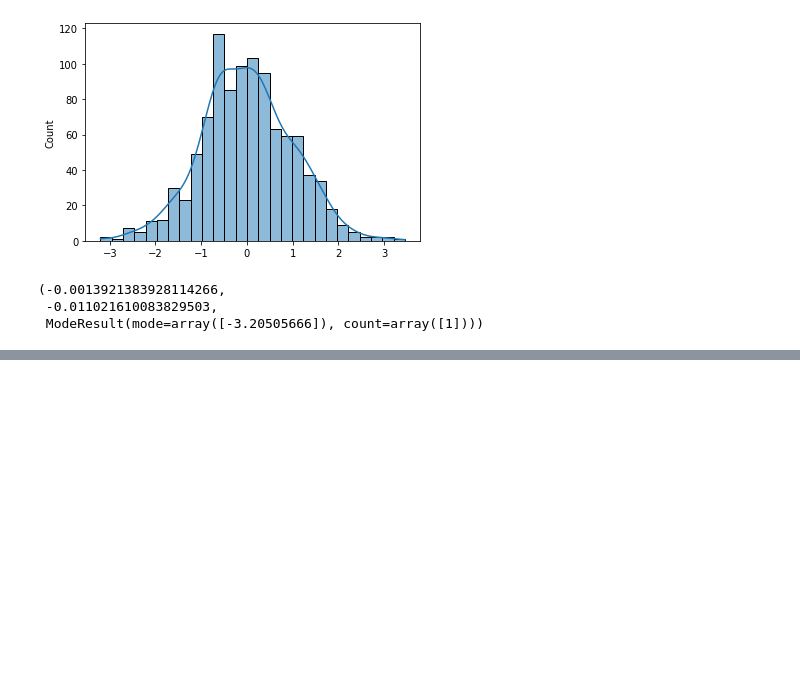
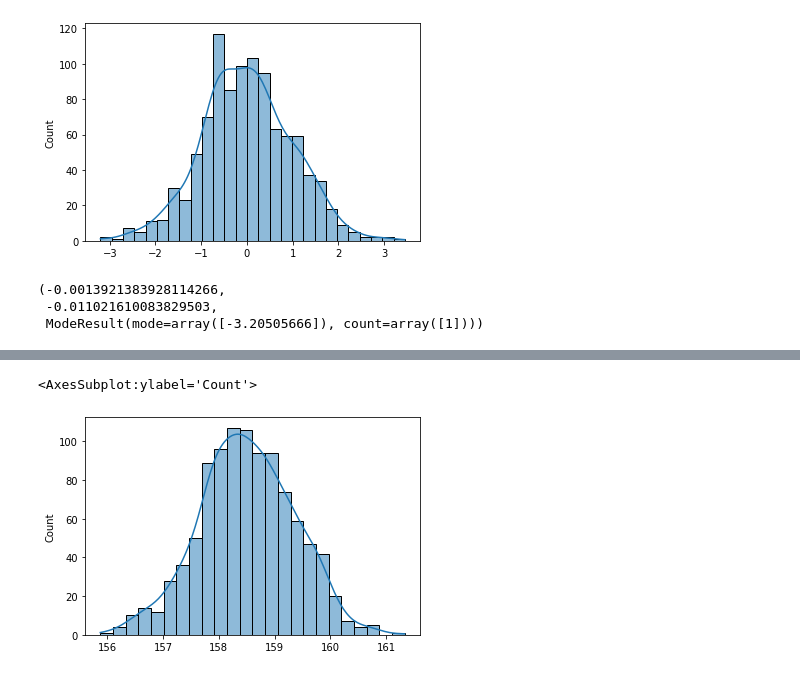
Before and after one commit to AlissonRaphael/statistics_for_data_science_and_machine_learning, a Jupyter notebook: 6_distribuicoes_estatisticas/distribuicao_normal.ipynb, the cells around one changed output, grey strips where cells are left out. Saved outputs shown, nothing was run; the diff lists cells and outputs as text; code cells hidden in the pictures; blank space fills up the shorter version.

```diff
--- a/6_distribuicoes_estatisticas/distribuicao_normal.ipynb
+++ b/6_distribuicoes_estatisticas/distribuicao_normal.ipynb
@@ -209,0 +225,5 @@ sns.histplot(alturas_padronizadas, kde=True)
+# %%
+medias_alturas = []
+for _ in range(1000):
+    media = np.mean(np.random.randint(126, 192, 500))
+    medias_alturas.append(media)
@@ -209,0 +234,5 @@ sns.histplot(alturas_padronizadas, kde=True)
+# %%
+sns.histplot(medias_alturas, kde=True)
+# %% [output]
+<AxesSubplot:ylabel='Count'>
+[figure, added]
```
Also changed, not shown: parts of 34 cells of this notebook.
